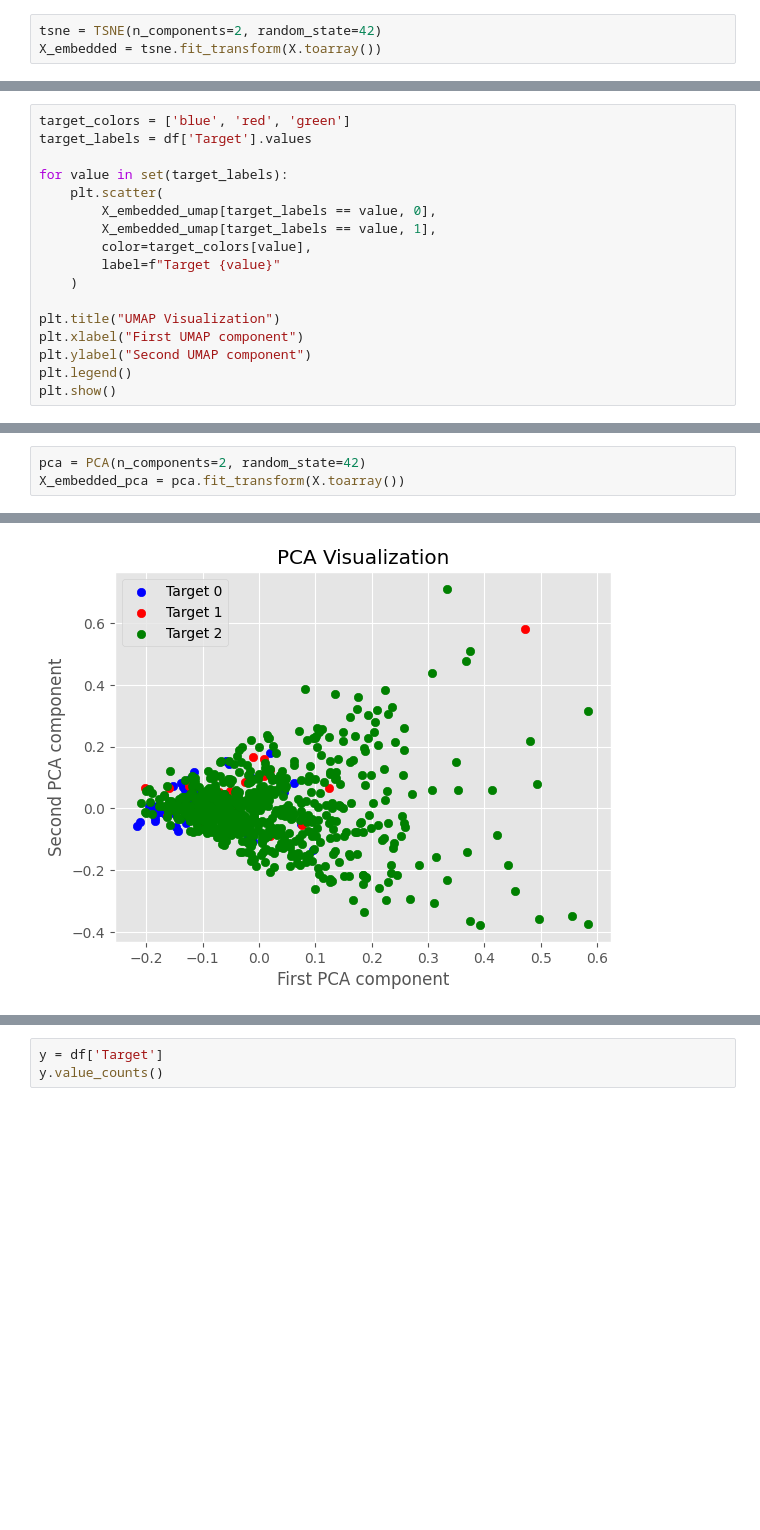
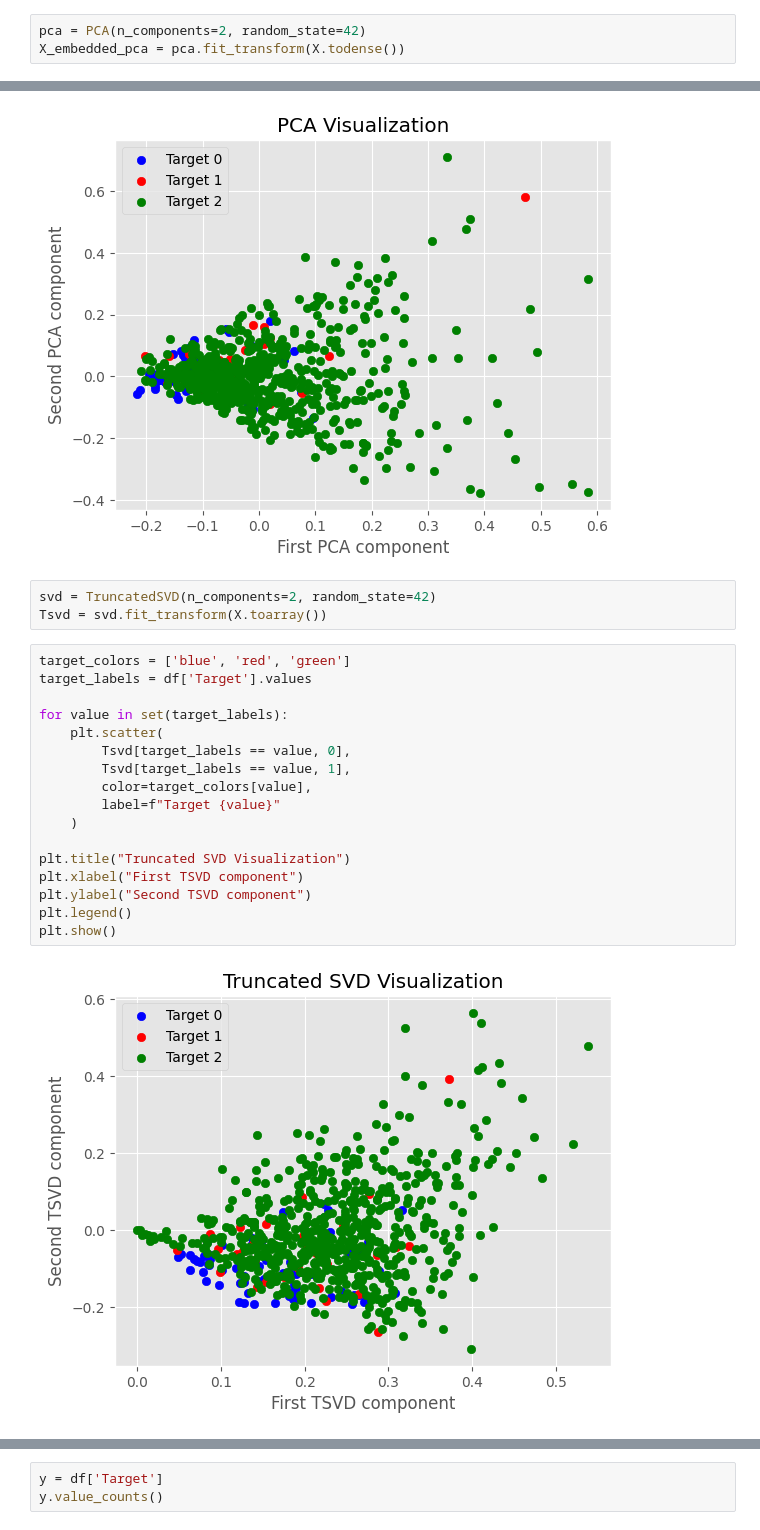
Before and after one commit to DavidAlexanderMoe/Sentiment-Analysis-and-Web-Scraping, a Jupyter notebook: Scripts/Analysis/3. Feature Engineering, Extraction and Selection.ipynb, the cells around one changed output, grey strips where cells are left out. Cells and saved outputs as stored; diff of their text form; blank space fills up the shorter version.

```diff
--- a/Scripts/Analysis/3. Feature Engineering, Extraction and Selection.ipynb
+++ b/Scripts/Analysis/3. Feature Engineering, Extraction and Selection.ipynb
@@ -172,3 +178,3 @@ Here a small curiosity I had: I have now a hig dimensional matrix and it could b
 # %%
-tsne = TSNE(n_components=2, random_state=42)
-X_embedded = tsne.fit_transform(X.toarray())
+pca = PCA(n_components=2, random_state=42)
+X_embedded_pca = pca.fit_transform(X.todense())
@@ -196,17 +180,0 @@ X_embedded_umap = umap_emb.fit_transform(X.toarray())
-# %%
-target_colors = ['blue', 'red', 'green']
-target_labels = df['Target'].values
-
-for value in set(target_labels):
-    plt.scatter(
-        X_embedded_umap[target_labels == value, 0],
-        X_embedded_umap[target_labels == value, 1],
-        color=target_colors[value],
-        label=f"Target {value}"
-    )
-
-plt.title("UMAP Visualization")
-plt.xlabel("First UMAP component")
-plt.ylabel("Second UMAP component")
-plt.legend()
-plt.show()
@@ -215,6 +181,3 @@ plt.show()
-# %%
-pca = PCA(n_components=2, random_state=42)
-X_embedded_pca = pca.fit_transform(X.toarray())
 # %%
 target_colors = ['blue', 'red', 'green']
 target_labels = df['Target'].values
@@ -234,3 +197,25 @@ plt.legend()
 plt.show()
 # %% [output]
 [figure]
+# %%
+svd = TruncatedSVD(n_components=2, random_state=42)
+Tsvd = svd.fit_transform(X.toarray())
+# %%
+target_colors = ['blue', 'red', 'green']
+target_labels = df['Target'].values
+
+for value in set(target_labels):
+    plt.scatter(
+        Tsvd[target_labels == value, 0],
+        Tsvd[target_labels == value, 1],
+        color=target_colors[value],
+        label=f"Target {value}"
+    )
+
+plt.title("Truncated SVD Visualization")
+plt.xlabel("First TSVD component")
+plt.ylabel("Second TSVD component")
+plt.legend()
+plt.show()
+# %% [output]
+[figure, added]
```
Also changed, not shown: parts of 16 cells of this notebook, 1 other file.
